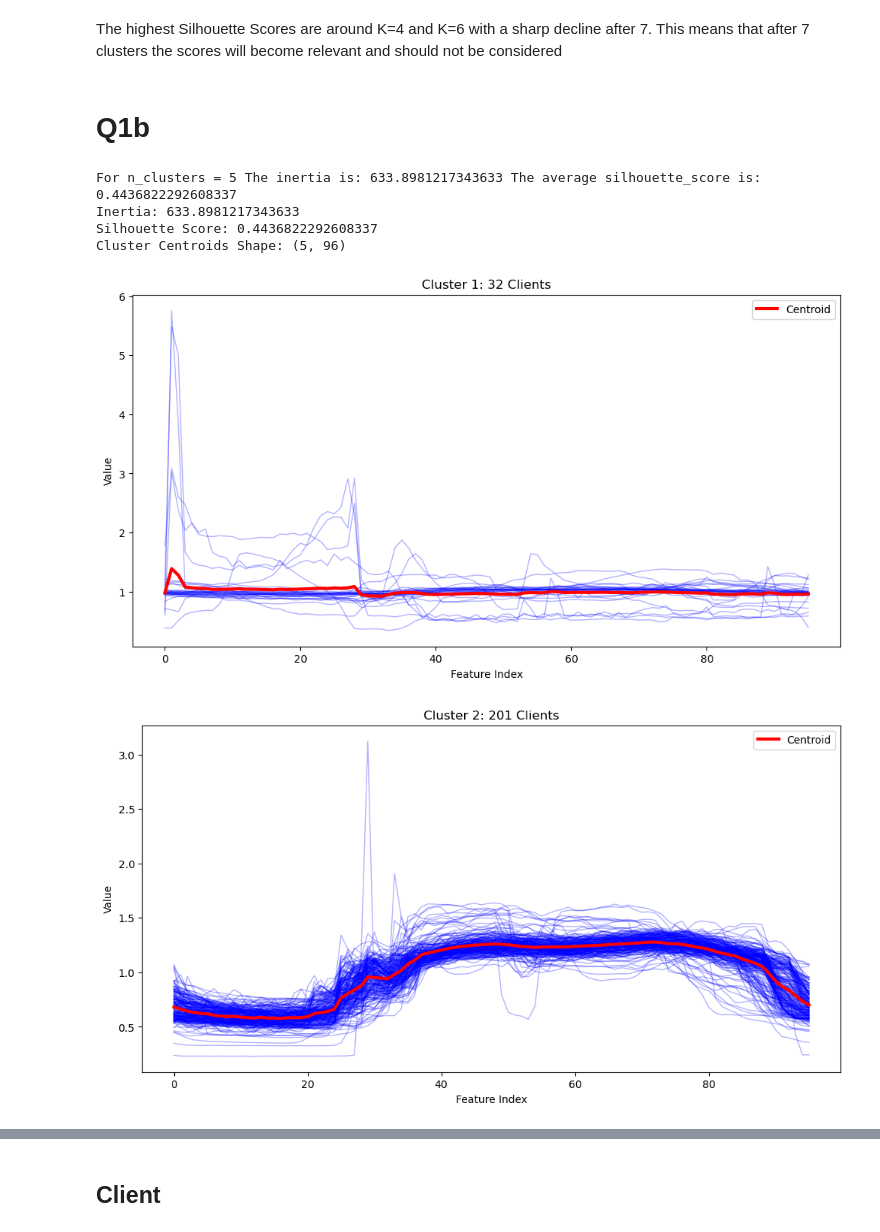
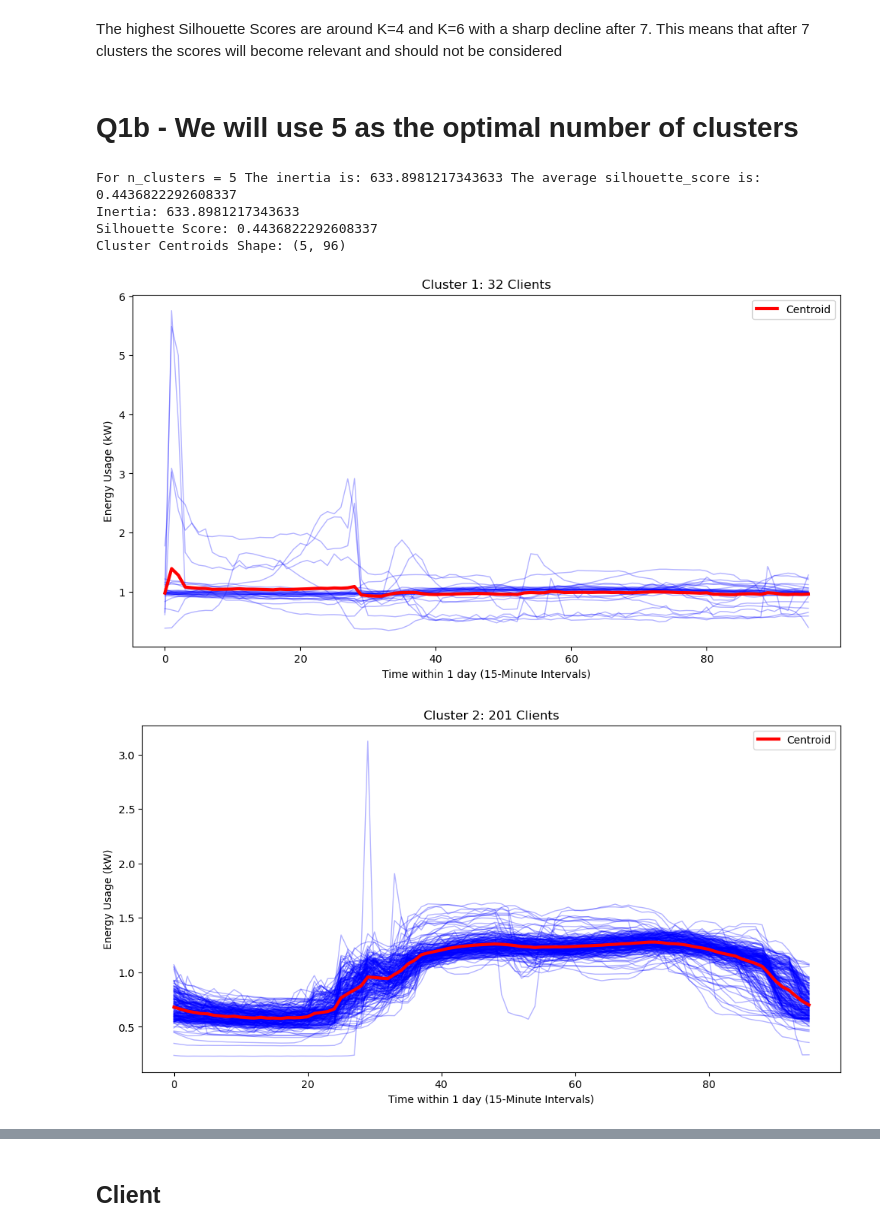
Before and after one commit to JordanVercillo/data_science, a Jupyter notebook: machine_learning/assignments/assignment2.ipynb, the cells around one changed output, grey strips where cells are left out. Cells and saved outputs as stored; diff of their text form; code cells hidden in the pictures.

```diff
--- a/machine_learning/assignments/assignment2.ipynb
+++ b/machine_learning/assignments/assignment2.ipynb
@@ -327,8 +327,8 @@ plt.show()
 [figure]
 # %% [markdown]
 The highest Silhouette Scores are around K=4 and K=6 with a sharp decline after 7. This means that after 7 clusters the scores will become relevant and should not be considered
-# %% [markdown]
-# Q1b
+# %% [markdown]
+# Q1b -  We will use 5 as the optimal number of clusters
 # %%
 # Set number of clusters
 trueK = 5
@@ -374,8 +374,8 @@ centroid_5 = centroids[4]
 # Plot Cluster 1
 plt.figure(figsize=(12, 6))
 plt.title(f"Cluster 1: {len(cluster_1)} Clients")
-plt.xlabel("Feature Index")
-plt.ylabel("Value")
+plt.xlabel("Time within 1 day (15-Minute Intervals)")
+plt.ylabel("Energy Usage (kW)")
 plt.plot(cluster_1.T, color='blue', alpha=0.3, linewidth=1)
 plt.plot(centroid_1, color='red', linewidth=3, label="Centroid")
 plt.legend()
@@ -384,42 +384,42 @@ plt.show()
 # Plot Cluster 2
 plt.figure(figsize=(12, 6))
 plt.title(f"Cluster 2: {len(cluster_2)} Clients")
-plt.xlabel("Feature Index")
-plt.ylabel("Value")
+plt.xlabel("Time within 1 day (15-Minute Intervals)")
+plt.ylabel("Energy Usage (kW)")
 plt.plot(cluster_2.T, color='blue', alpha=0.3, linewidth=1)
 plt.plot(centroid_2, color='red', linewidth=3, label="Centroid")
 plt.legend()
 plt.show()
 
 # Plot Cluster 3
 plt.figure(figsize=(12, 6))
 plt.title(f"Cluster 3: {len(cluster_3)} Clients")
-plt.xlabel("Feature Index")
-plt.ylabel("Value")
+plt.xlabel("Time within 1 day (15-Minute Intervals)")
+plt.ylabel("Energy Usage (kW)")
 plt.plot(cluster_3.T, color='blue', alpha=0.3, linewidth=1)
 plt.plot(centroid_3, color='red', linewidth=3, label="Centroid")
 plt.legend()
 plt.show()
 
 # Plot Cluster 4
 plt.figure(figsize=(12, 6))
 plt.title(f"Cluster 4: {len(cluster_4)} Clients")
-plt.xlabel("Feature Index")
-plt.ylabel("Value")
+plt.xlabel("Time within 1 day (15-Minute Intervals)")
+plt.ylabel("Energy Usage (kW)")
 plt.plot(cluster_4.T, color='blue', alpha=0.3, linewidth=1)
 plt.plot(centroid_4, color='red', linewidth=3, label="Centroid")
 plt.legend()
 plt.show()
 
 # Plot Cluster 5
 plt.figure(figsize=(12, 6))
 plt.title(f"Cluster 5: {len(cluster_5)} Clients")
-plt.xlabel("Feature Index")
-plt.ylabel("Value")
+plt.xlabel("Time within 1 day (15-Minute Intervals)")
+plt.ylabel("Energy Usage (kW)")
 plt.plot(cluster_5.T, color='blue', alpha=0.3, linewidth=1)
 plt.plot(centroid_5, color='red', linewidth=3, label="Centroid")
 plt.legend()
 plt.show()
 # %% [output]
-[figure, old version]
+[figure, new version]
-[figure, old version]
+[figure, new version]
```
Also changed, not shown: parts of 25 cells of this notebook.
